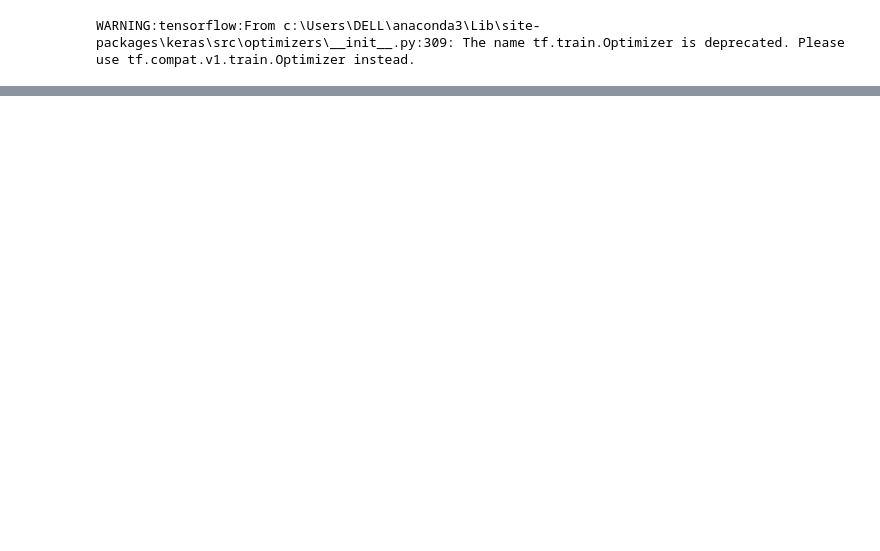
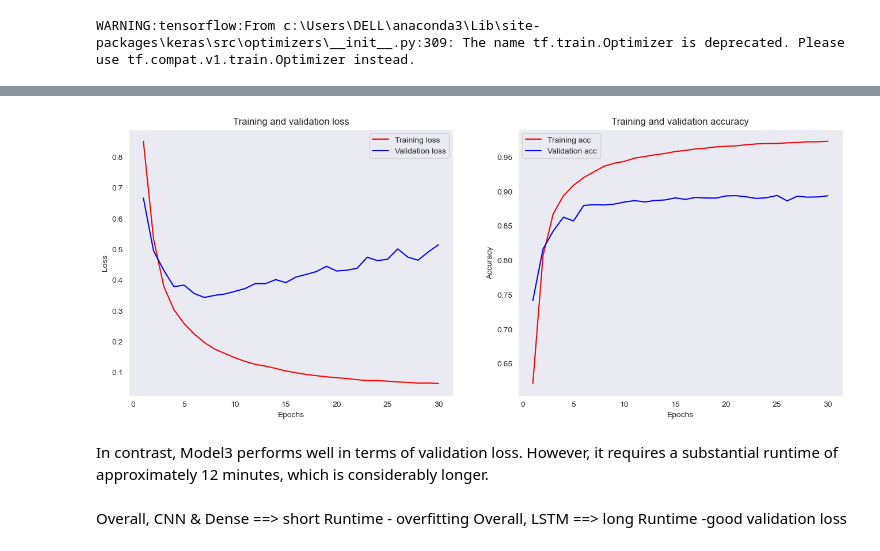
Before and after one commit to Maher-GZ/Twitter-Sentiment-Analysis, a Jupyter notebook: Twitter Sentiment Analysis.ipynb, the cells around one changed output, grey strips where cells are left out. Cells and saved outputs as stored; diff of their text form; code cells hidden in the pictures; blank space fills up the shorter version.

```diff
--- a/Twitter Sentiment Analysis.ipynb
+++ b/Twitter Sentiment Analysis.ipynb
@@ -747,0 +1037,12 @@ import io
+# %%
+model3=Sequential()
+model3.add(Embedding(vocab_size, embadding_dim, input_length=max_len)) # it's a 2D array with shape         (maxlen,embadding_dim)
+model3.add(Bidirectional(tf.keras.layers.LSTM(32,return_sequences=True))) # 64 is the desired output from that layer and it will give 128 as it Bidirectional
+model3.add(Bidirectional(tf.keras.layers.LSTM(16)))
+model3.add(Dense(16,activation='softmax'))
+
+
+model3.add(Dense(3,activation='softmax'))
+model3.summary()
+
+model3.compile(loss='sparse_categorical_crossentropy',optimizer='adam',metrics=['accuracy'])
@@ -747,0 +1067,8 @@ import io
+# %%
+num_epochs=30
+history3=model3.fit(train_padded,
+          y_train,
+          epochs=num_epochs,
+          validation_data=(test_padded,y_test),
+          verbose=0,
+          callbacks=[DisplayEveryNEpochs(n=5)])
@@ -748,3 +1094,32 @@ import io
+# %%
+train_loss=history3.history['loss']
+val_loss=history3.history['val_loss']
+train_acc=history3.history['accuracy']
+val_acc=history3.history['val_accuracy']
+epochs = range(1, len(train_acc) + 1)
+fig, axs= plt.subplots(1,2,figsize=(16,6))
+
+axs[0].plot(epochs, train_loss, 'r', label='Training loss')
+axs[0].plot(epochs, val_loss, 'b', label='Validation loss')
+axs[0].set_title('Training and validation loss')
+axs[0].set_xlabel('Epochs')
+axs[0].set_ylabel('Loss')
+axs[0].legend()
+
+axs[1].plot(epochs, train_acc, 'r', label='Training acc')
+axs[1].plot(epochs, val_acc, 'b', label='Validation acc')
+axs[1].set_title('Training and validation accuracy')
+axs[1].set_xlabel('Epochs')
+axs[1].set_ylabel('Accuracy')
+axs[1].legend()
+plt.show()
+# %% [output]
+[figure, added]
+# %% [markdown]
+In contrast, Model3 performs well in terms of validation loss. However, it requires a substantial runtime of approximately 12 minutes, which is considerably longer.
+# %% [markdown]
+Overall, CNN & Dense ==> short Runtime - overfitting
+Overall, LSTM ==> long Runtime -good validation loss
 # %%
 e=model.layers[0]
 weights=e.get_weights()[0]
```
Also changed, not shown: parts of 125 cells of this notebook, 8 other files.
